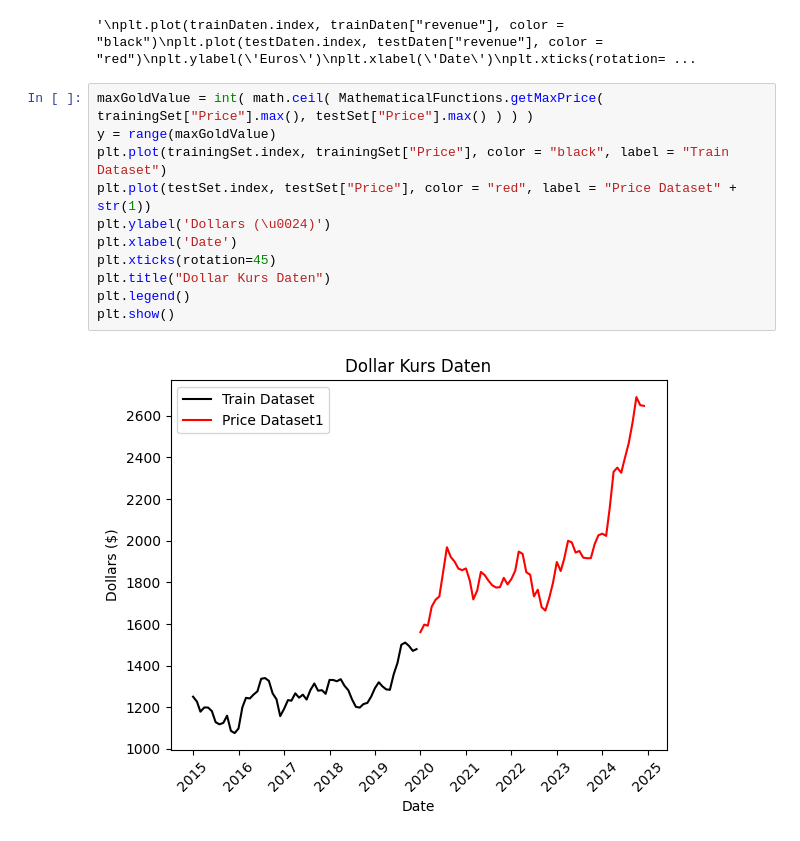
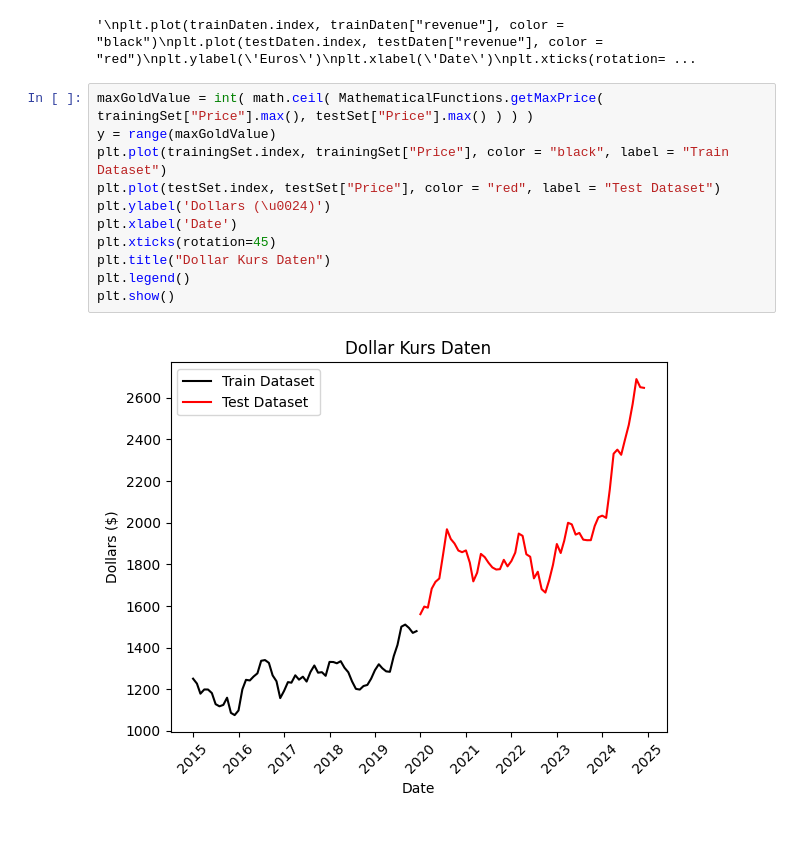
Before and after one commit to JorgeEOP/GoldPrognose, a Jupyter notebook: GoldPrognose.ipynb, the cells around one changed output. Cells and saved outputs as stored; diff of their text form.

```diff
--- a/GoldPrognose.ipynb
+++ b/GoldPrognose.ipynb
@@ -50,15 +48,15 @@ plt.show()
 # %%
 maxGoldValue = int( math.ceil( MathematicalFunctions.getMaxPrice( trainingSet["Price"].max(), testSet["Price"].max() ) ) )
 y = range(maxGoldValue)
 plt.plot(trainingSet.index, trainingSet["Price"], color = "black", label = "Train Dataset")
-plt.plot(testSet.index, testSet["Price"], color = "red", label = "Price Dataset" + str(1))
+plt.plot(testSet.index, testSet["Price"], color = "red", label = "Test Dataset")
 plt.ylabel('Dollars (\u0024)')
 plt.xlabel('Date')
 plt.xticks(rotation=45)
 plt.title("Dollar Kurs Daten")
 plt.legend()
 plt.show()
 # %% [output]
-[figure, old version]
+[figure, new version]
 # %%
 # Start to train the model: SARIMAX (extension of ARMA to seasonal and trends events. Gold preices)
```
Also changed, not shown: parts of 3 cells of this notebook, 5 other files.
